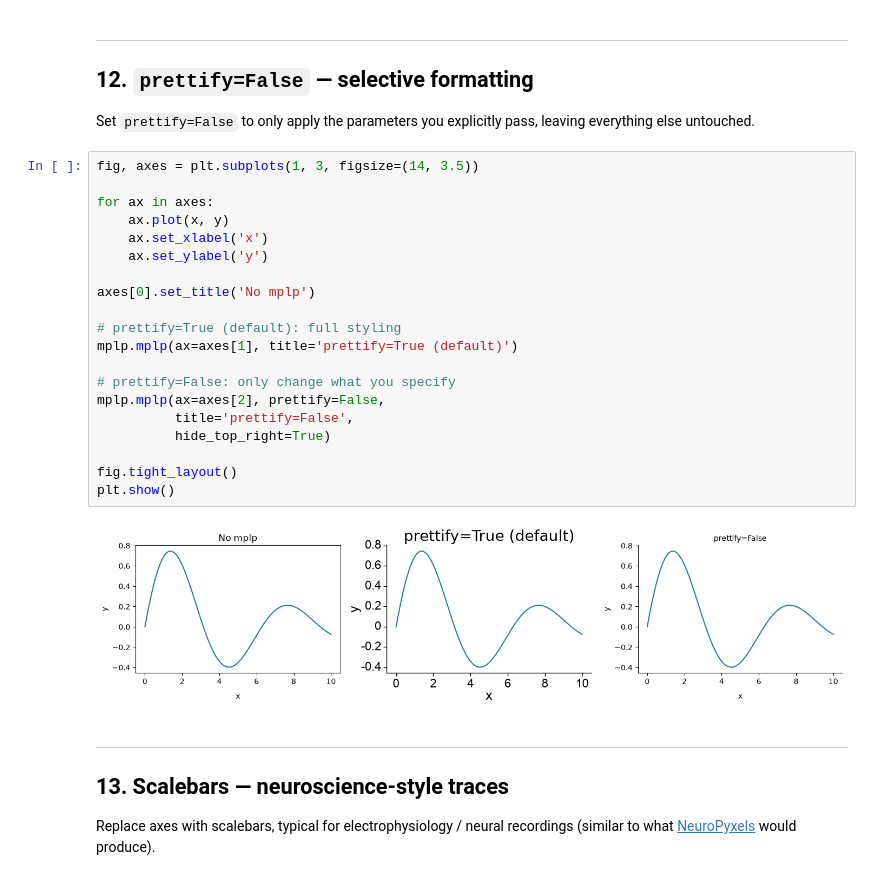
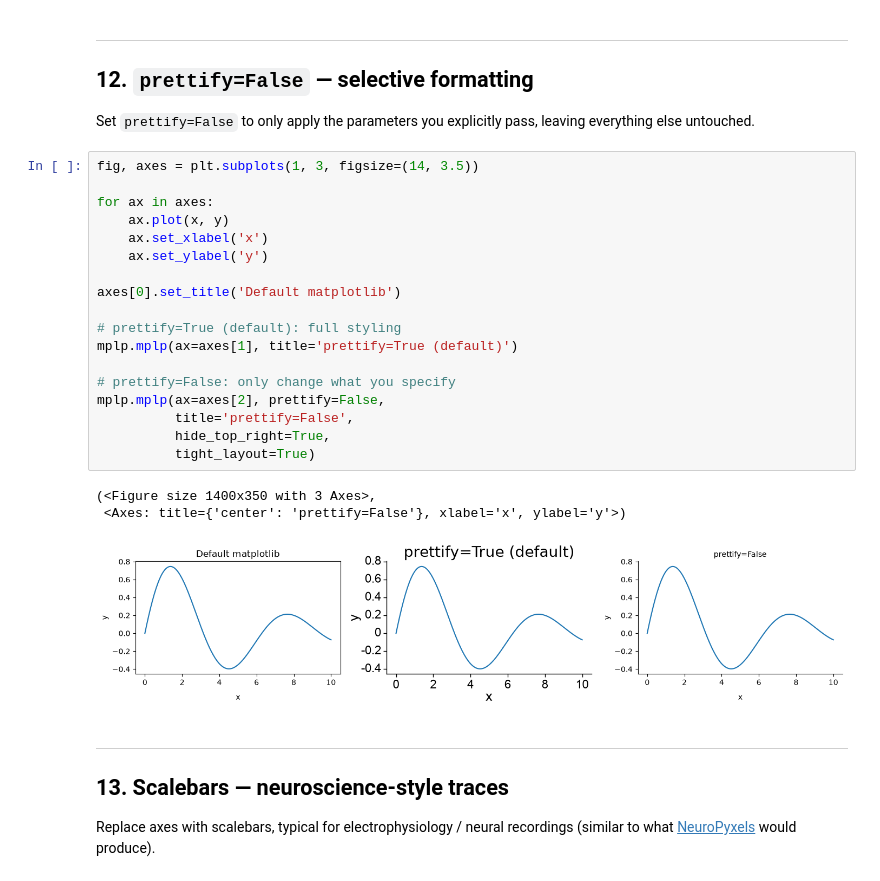
Before and after one commit to m-beau/mplify, a Jupyter notebook: quickstart.ipynb, the cells around one changed output. Saved outputs shown, nothing was run; the diff lists cells and outputs as text.

```diff
--- a/quickstart.ipynb
+++ b/quickstart.ipynb
@@ -322,25 +321,25 @@ Set `prettify=False` to only apply the parameters you explicitly pass, leaving e
 # %%
 fig, axes = plt.subplots(1, 3, figsize=(14, 3.5))
 
 for ax in axes:
     ax.plot(x, y)
     ax.set_xlabel('x')
     ax.set_ylabel('y')
 
-axes[0].set_title('No mplp')
+axes[0].set_title('Default matplotlib')
 
 # prettify=True (default): full styling
 mplp.mplp(ax=axes[1], title='prettify=True (default)')
 
 # prettify=False: only change what you specify
 mplp.mplp(ax=axes[2], prettify=False,
           title='prettify=False',
-          hide_top_right=True)
-
-fig.tight_layout()
-plt.show()
+          hide_top_right=True,
+          tight_layout=True)
 # %% [output]
+(<Figure size 1400x350 with 3 Axes>,
+ <Axes: title={'center': 'prettify=False'}, xlabel='x', ylabel='y'>)
-[figure, old version]
+[figure, new version]
 # %% [markdown]
 ---
 ## 13. Scalebars — neuroscience-style traces
```
Also changed, not shown: parts of 13 cells of this notebook, 1 other file.
